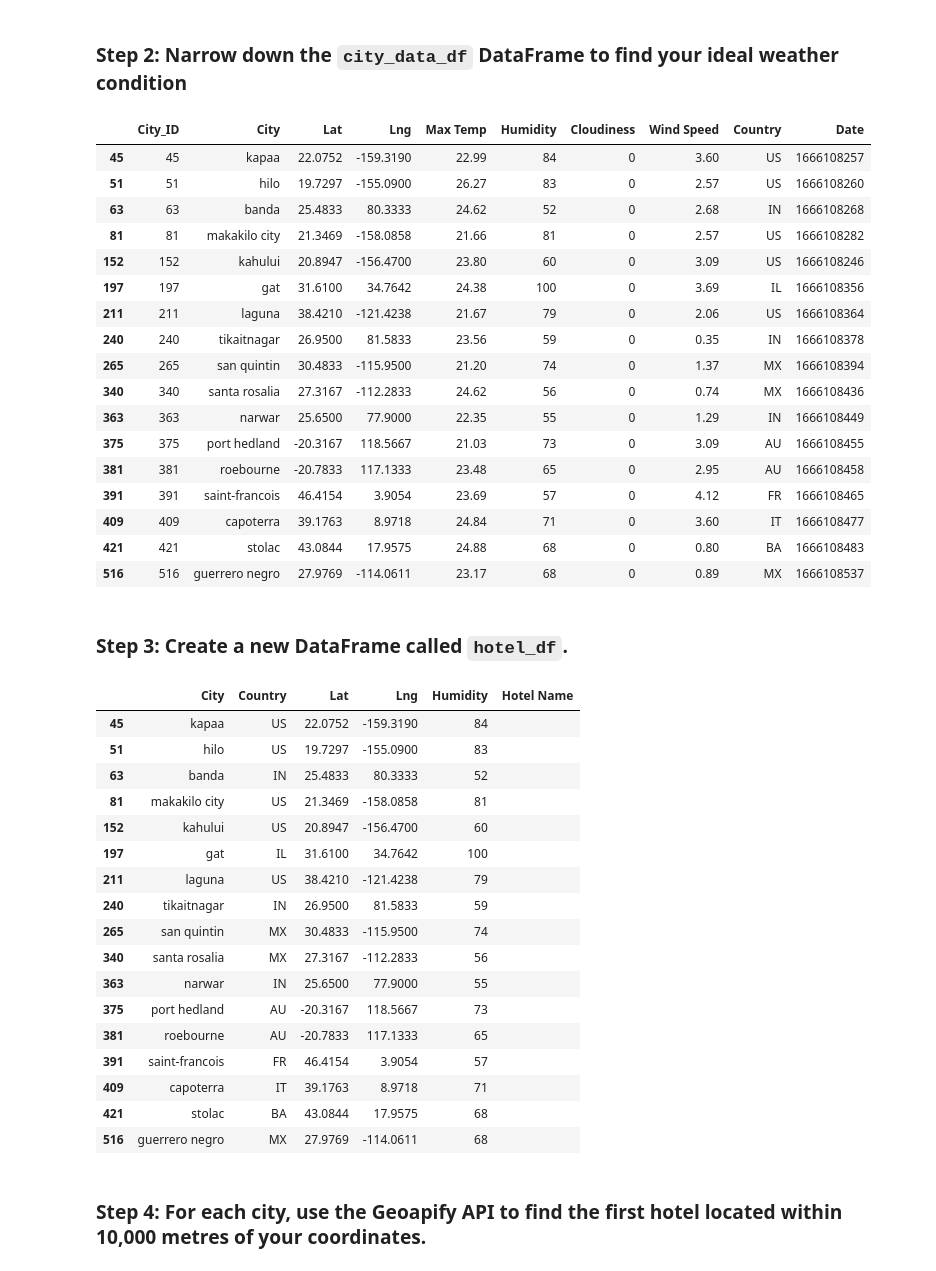
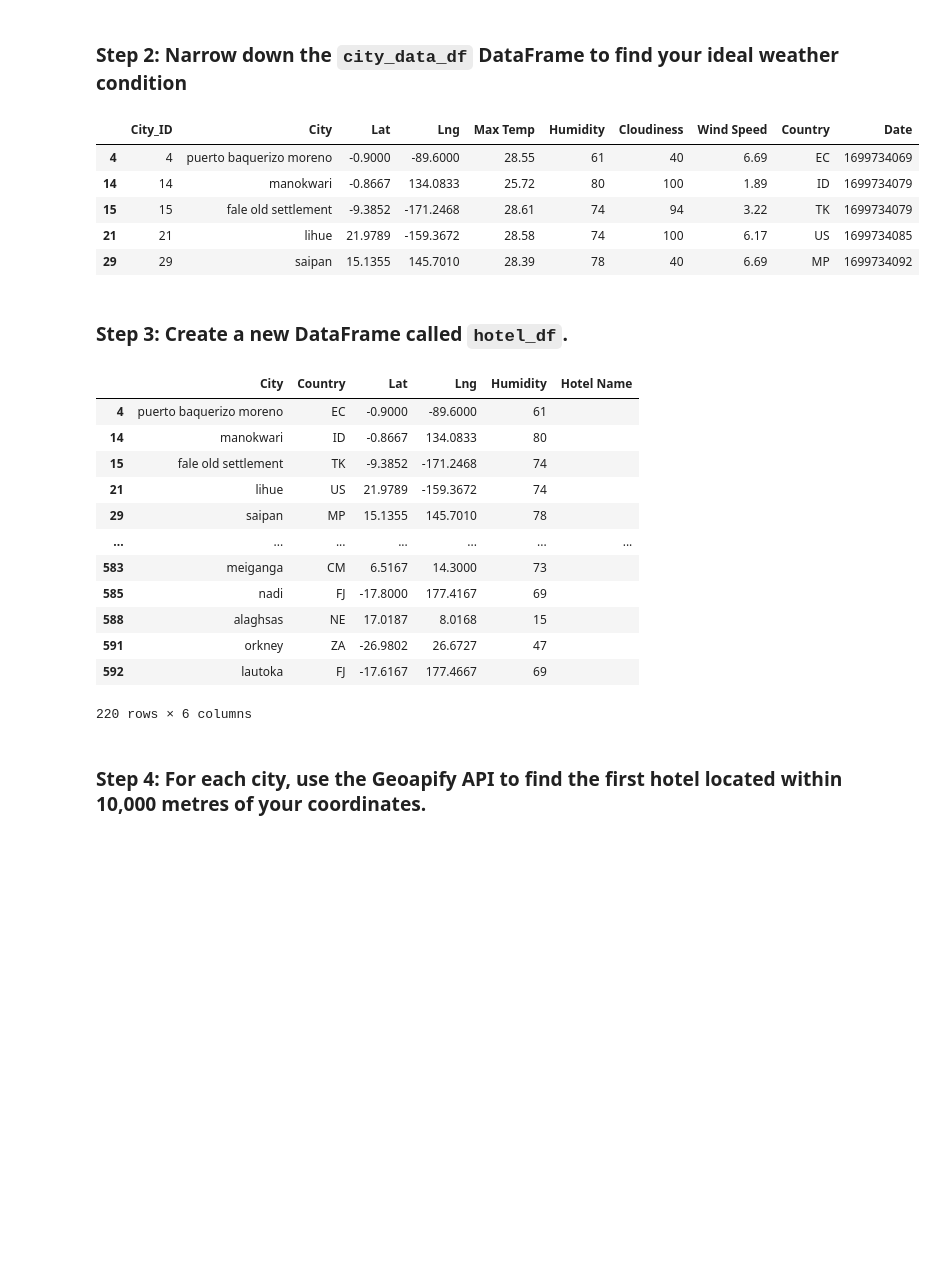
Before and after one commit to TatianaLouise/Python-API-Challenge, a Jupyter notebook: WeatherPy/VacationPy.ipynb, the cells around one changed output. Cells and saved outputs as stored; diff of their text form; code cells hidden in the pictures; blank space fills up the shorter version.

```diff
--- a/WeatherPy/VacationPy.ipynb
+++ b/WeatherPy/VacationPy.ipynb
@@ -57,62 +53,51 @@ map_plot_cities
 ### Step 2: Narrow down the `city_data_df` DataFrame to find your ideal weather condition
 # %%
 # Narrow down cities that fit criteria and drop any results with null values
-# YOUR CODE HERE
+
+city_weather_df = (city_data_df["Max Temp"] >= 21) & (city_data_df["Max Temp"] <= 30)
+ideal_city = city_data_df[city_weather_df]
+
 
 # Drop any rows with null values
-# YOUR CODE HERE
+
+ideal_weather_df = ideal_city.dropna()
 
 # Display sample data
-# YOUR CODE HERE
+ideal_weather_df.head()
 # %% [output]
 |  | City_ID | City | Lat | Lng | Max Temp | Humidity | Cloudiness | Wind Speed | Country | Date |
-| 45 | 45 | kapaa | 22.0752 | -159.3190 | 22.99 | 84 | 0 | 3.60 | US | 1666108257 |
-| 51 | 51 | hilo | 19.7297 | -155.0900 | 26.27 | 83 | 0 | 2.57 | US | 1666108260 |
-| 63 | 63 | banda | 25.4833 | 80.3333 | 24.62 | 52 | 0 | 2.68 | IN | 1666108268 |
-| 81 | 81 | makakilo city | 21.3469 | -158.0858 | 21.66 | 81 | 0 | 2.57 | US | 1666108282 |
-| 152 | 152 | kahului | 20.8947 | -156.4700 | 23.80 | 60 | 0 | 3.09 | US | 1666108246 |
-| 197 | 197 | gat | 31.6100 | 34.7642 | 24.38 | 100 | 0 | 3.69 | IL | 1666108356 |
-| 211 | 211 | laguna | 38.4210 | -121.4238 | 21.67 | 79 | 0 | 2.06 | US | 1666108364 |
-| 240 | 240 | tikaitnagar | 26.9500 | 81.5833 | 23.56 | 59 | 0 | 0.35 | IN | 1666108378 |
-| 265 | 265 | san quintin | 30.4833 | -115.9500 | 21.20 | 74 | 0 | 1.37 | MX | 1666108394 |
-| 340 | 340 | santa rosalia | 27.3167 | -112.2833 | 24.62 | 56 | 0 | 0.74 | MX | 1666108436 |
-| 363 | 363 | narwar | 25.6500 | 77.9000 | 22.35 | 55 | 0 | 1.29 | IN | 1666108449 |
-| 375 | 375 | port hedland | -20.3167 | 118.5667 | 21.03 | 73 | 0 | 3.09 | AU | 1666108455 |
-| 381 | 381 | roebourne | -20.7833 | 117.1333 | 23.48 | 65 | 0 | 2.95 | AU | 1666108458 |
-| 391 | 391 | saint-francois | 46.4154 | 3.9054 | 23.69 | 57 | 0 | 4.12 | FR | 1666108465 |
-| 409 | 409 | capoterra | 39.1763 | 8.9718 | 24.84 | 71 | 0 | 3.60 | IT | 1666108477 |
-| 421 | 421 | stolac | 43.0844 | 17.9575 | 24.88 | 68 | 0 | 0.80 | BA | 1666108483 |
-| 516 | 516 | guerrero negro | 27.9769 | -114.0611 | 23.17 | 68 | 0 | 0.89 | MX | 1666108537 |
+| 4 | 4 | puerto baquerizo moreno | -0.9000 | -89.6000 | 28.55 | 61 | 40 | 6.69 | EC | 1699734069 |
+| 14 | 14 | manokwari | -0.8667 | 134.0833 | 25.72 | 80 | 100 | 1.89 | ID | 1699734079 |
+| 15 | 15 | fale old settlement | -9.3852 | -171.2468 | 28.61 | 74 | 94 | 3.22 | TK | 1699734079 |
+| 21 | 21 | lihue | 21.9789 | -159.3672 | 28.58 | 74 | 100 | 6.17 | US | 1699734085 |
+| 29 | 29 | saipan | 15.1355 | 145.7010 | 28.39 | 78 | 40 | 6.69 | MP | 1699734092 |
 # %% [markdown]
 ### Step 3: Create a new DataFrame called `hotel_df`.
 # %%
 # Use the Pandas copy function to create DataFrame called hotel_df to store the city, country, coordinates, and humidity
-# YOUR CODE HERE
+
+keep_cells = ["City", "Country", "Lat", "Lng", "Humidity"]
+hotel_df = ideal_weather_df[keep_cells].copy()
 
 # Add an empty column, "Hotel Name," to the DataFrame so you can store the hotel found using the Geoapify API
-# YOUR CODE HERE
+hotel_df["Hotel Name"] = ""
 
 # Display sample data
-# YOUR CODE HERE
+hotel_df
 # %% [output]
 |  | City | Country | Lat | Lng | Humidity | Hotel Name |
-| 45 | kapaa | US | 22.0752 | -159.3190 | 84 |  |
-| 51 | hilo | US | 19.7297 | -155.0900 | 83 |  |
-| 63 | banda | IN | 25.4833 | 80.3333 | 52 |  |
-| 81 | makakilo city | US | 21.3469 | -158.0858 | 81 |  |
-| 152 | kahului | US | 20.8947 | -156.4700 | 60 |  |
-| 197 | gat | IL | 31.6100 | 34.7642 | 100 |  |
-| 211 | laguna | US | 38.4210 | -121.4238 | 79 |  |
-| 240 | tikaitnagar | IN | 26.9500 | 81.5833 | 59 |  |
-| 265 | san quintin | MX | 30.4833 | -115.9500 | 74 |  |
-| 340 | santa rosalia | MX | 27.3167 | -112.2833 | 56 |  |
-| 363 | narwar | IN | 25.6500 | 77.9000 | 55 |  |
-| 375 | port hedland | AU | -20.3167 | 118.5667 | 73 |  |
-| 381 | roebourne | AU | -20.7833 | 117.1333 | 65 |  |
-| 391 | saint-francois | FR | 46.4154 | 3.9054 | 57 |  |
-| 409 | capoterra | IT | 39.1763 | 8.9718 | 71 |  |
-| 421 | stolac | BA | 43.0844 | 17.9575 | 68 |  |
-| 516 | guerrero negro | MX | 27.9769 | -114.0611 | 68 |  |
+| 4 | puerto baquerizo moreno | EC | -0.9000 | -89.6000 | 61 |  |
+| 14 | manokwari | ID | -0.8667 | 134.0833 | 80 |  |
+| 15 | fale old settlement | TK | -9.3852 | -171.2468 | 74 |  |
+| 21 | lihue | US | 21.9789 | -159.3672 | 74 |  |
+| 29 | saipan | MP | 15.1355 | 145.7010 | 78 |  |
+| ... | ... | ... | ... | ... | ... | ... |
+| 583 | meiganga | CM | 6.5167 | 14.3000 | 73 |  |
+| 585 | nadi | FJ | -17.8000 | 177.4167 | 69 |  |
+| 588 | alaghsas | NE | 17.0187 | 8.0168 | 15 |  |
+| 591 | orkney | ZA | -26.9802 | 26.6727 | 47 |  |
+| 592 | lautoka | FJ | -17.6167 | 177.4667 | 69 |  |
+220 rows × 6 columns
 # %% [markdown]
 ### Step 4: For each city, use the Geoapify API to find the first hotel located within 10,000 metres of your coordinates.
 # %%
```
Also changed, not shown: parts of 5 cells of this notebook, 6 other files.
